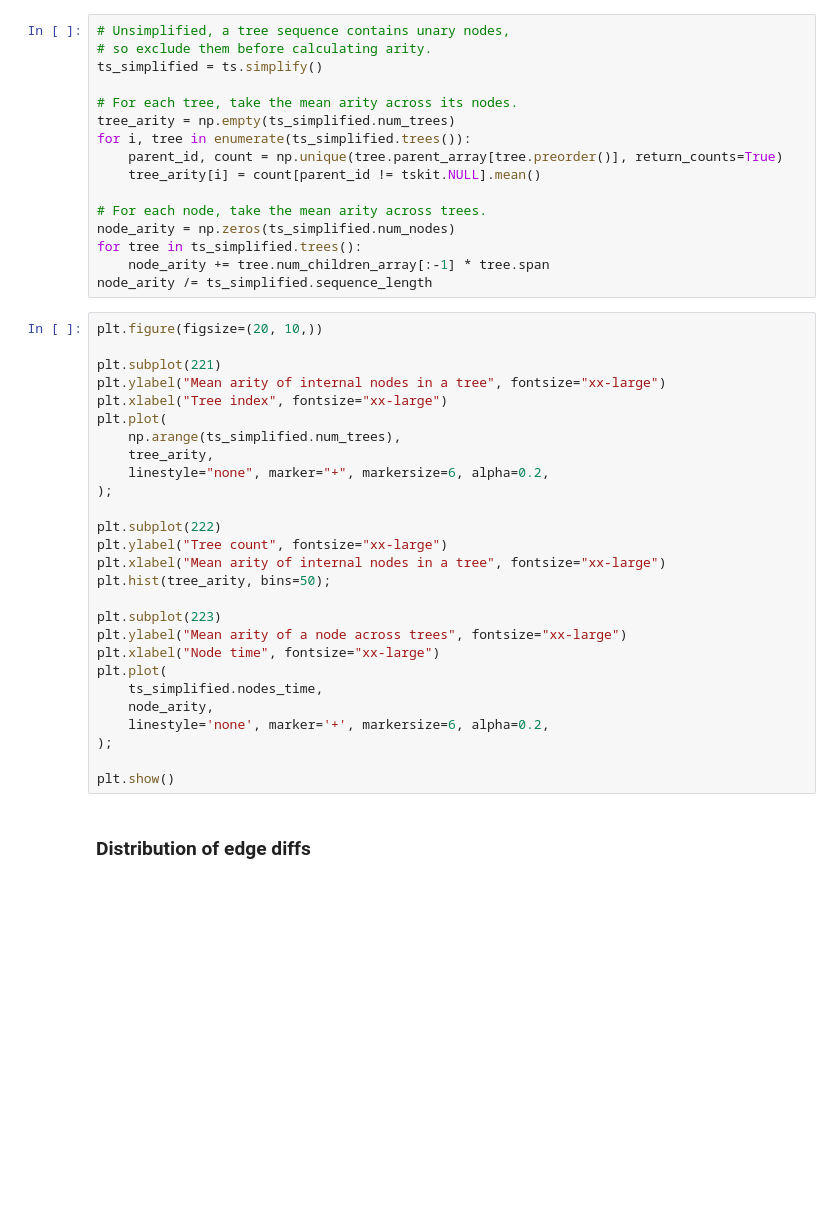
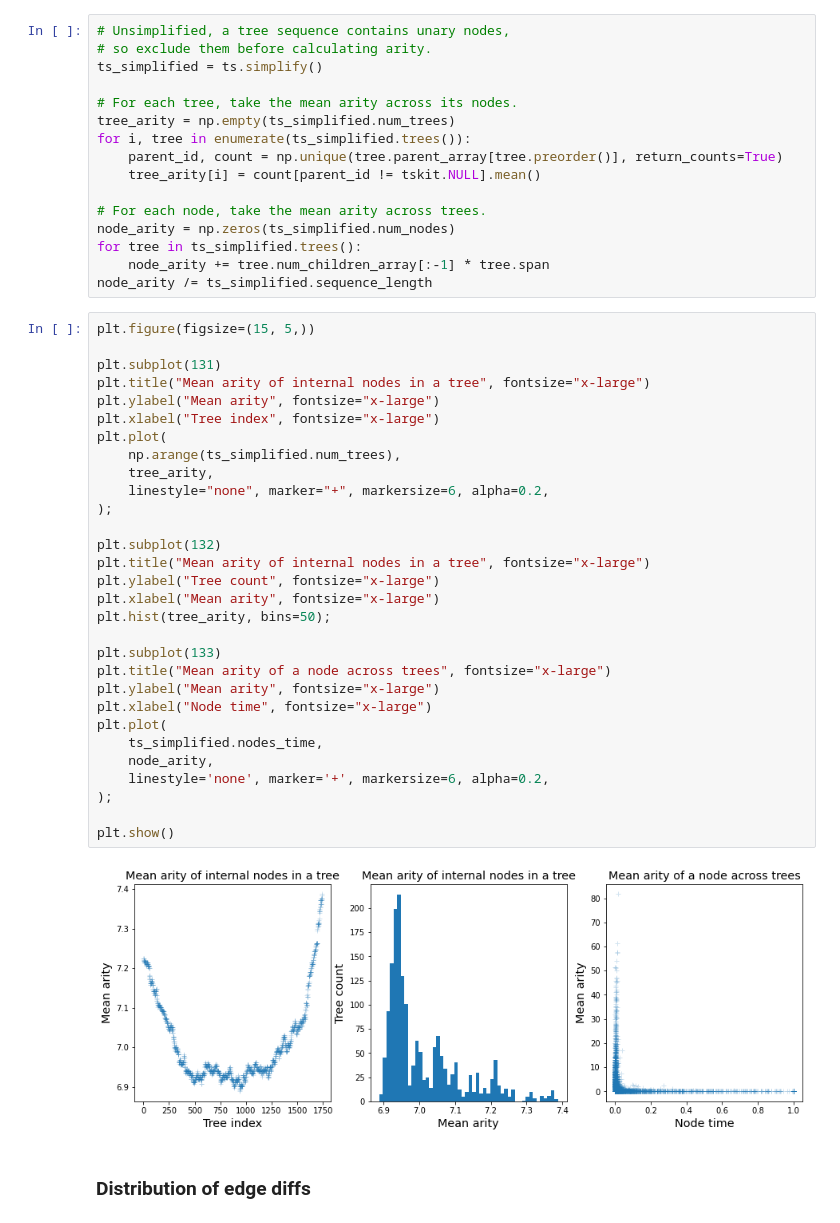
Before and after one commit to szhan/tsimpute, a Jupyter notebook: notebooks/inspect_ts.ipynb, the cells around one changed output. Drawn from its saved outputs; the diff is of its cells as text; blank space fills up the shorter version.

```diff
--- a/notebooks/inspect_ts.ipynb
+++ b/notebooks/inspect_ts.ipynb
@@ -180,32 +192,37 @@ for tree in ts_simplified.trees():
     node_arity += tree.num_children_array[:-1] * tree.span
 node_arity /= ts_simplified.sequence_length
 # %%
-plt.figure(figsize=(20, 10,))
+plt.figure(figsize=(15, 5,))
 
-plt.subplot(221)
-plt.ylabel("Mean arity of internal nodes in a tree", fontsize="xx-large")
-plt.xlabel("Tree index", fontsize="xx-large")
+plt.subplot(131)
+plt.title("Mean arity of internal nodes in a tree", fontsize="x-large")
+plt.ylabel("Mean arity", fontsize="x-large")
+plt.xlabel("Tree index", fontsize="x-large")
 plt.plot(
     np.arange(ts_simplified.num_trees),
     tree_arity,
     linestyle="none", marker="+", markersize=6, alpha=0.2,
 );
 
-plt.subplot(222)
-plt.ylabel("Tree count", fontsize="xx-large")
-plt.xlabel("Mean arity of internal nodes in a tree", fontsize="xx-large")
+plt.subplot(132)
+plt.title("Mean arity of internal nodes in a tree", fontsize="x-large")
+plt.ylabel("Tree count", fontsize="x-large")
+plt.xlabel("Mean arity", fontsize="x-large")
 plt.hist(tree_arity, bins=50);
 
-plt.subplot(223)
-plt.ylabel("Mean arity of a node across trees", fontsize="xx-large")
-plt.xlabel("Node time", fontsize="xx-large")
+plt.subplot(133)
+plt.title("Mean arity of a node across trees", fontsize="x-large")
+plt.ylabel("Mean arity", fontsize="x-large")
+plt.xlabel("Node time", fontsize="x-large")
 plt.plot(
     ts_simplified.nodes_time,
     node_arity,
     linestyle='none', marker='+', markersize=6, alpha=0.2,
 );
 
 plt.show()
+# %% [output]
+[figure, added]
 # %% [markdown]
 ### Distribution of edge diffs
 # %%
```
Also changed, not shown: parts of 9 cells of this notebook.
